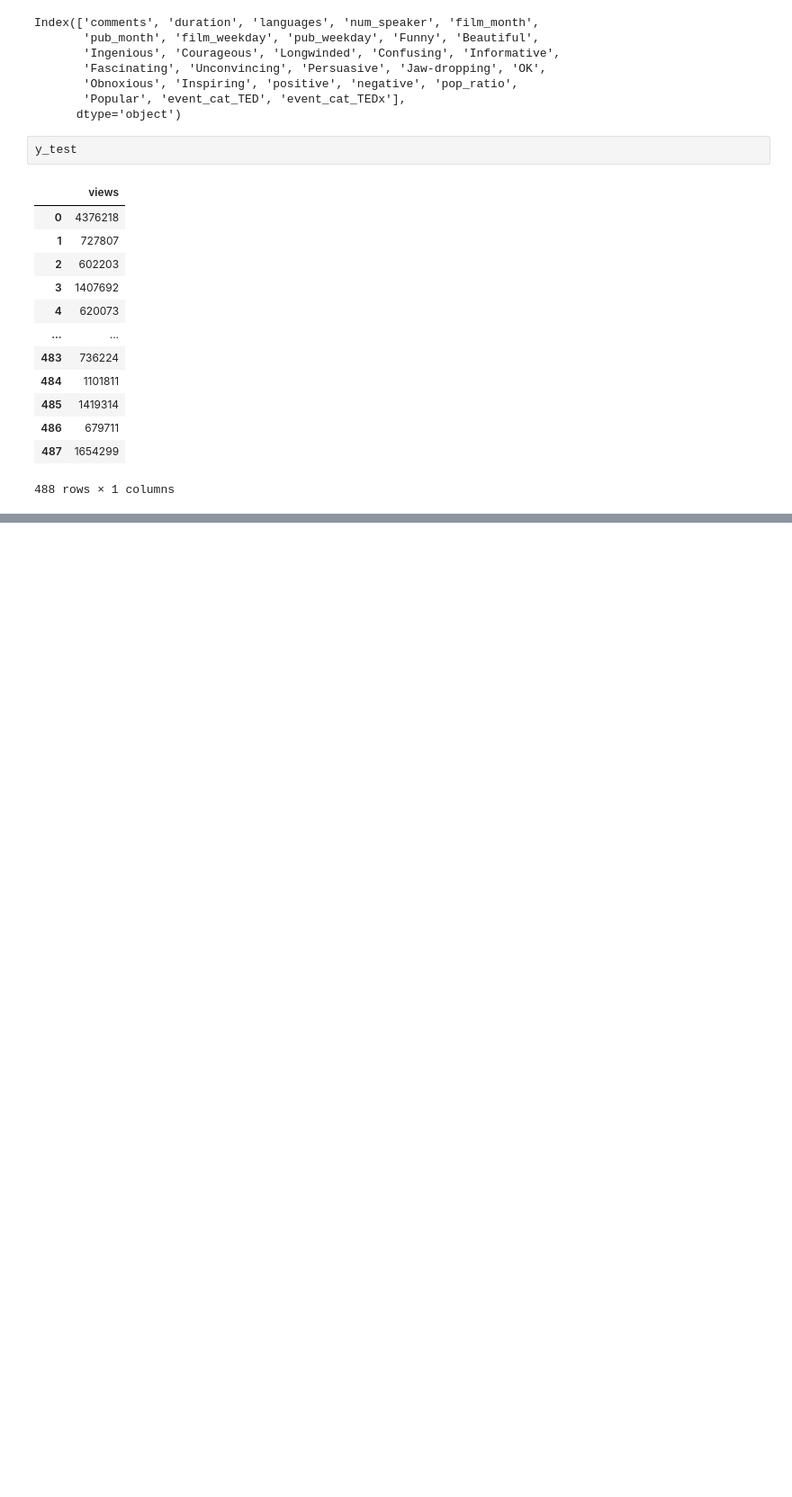
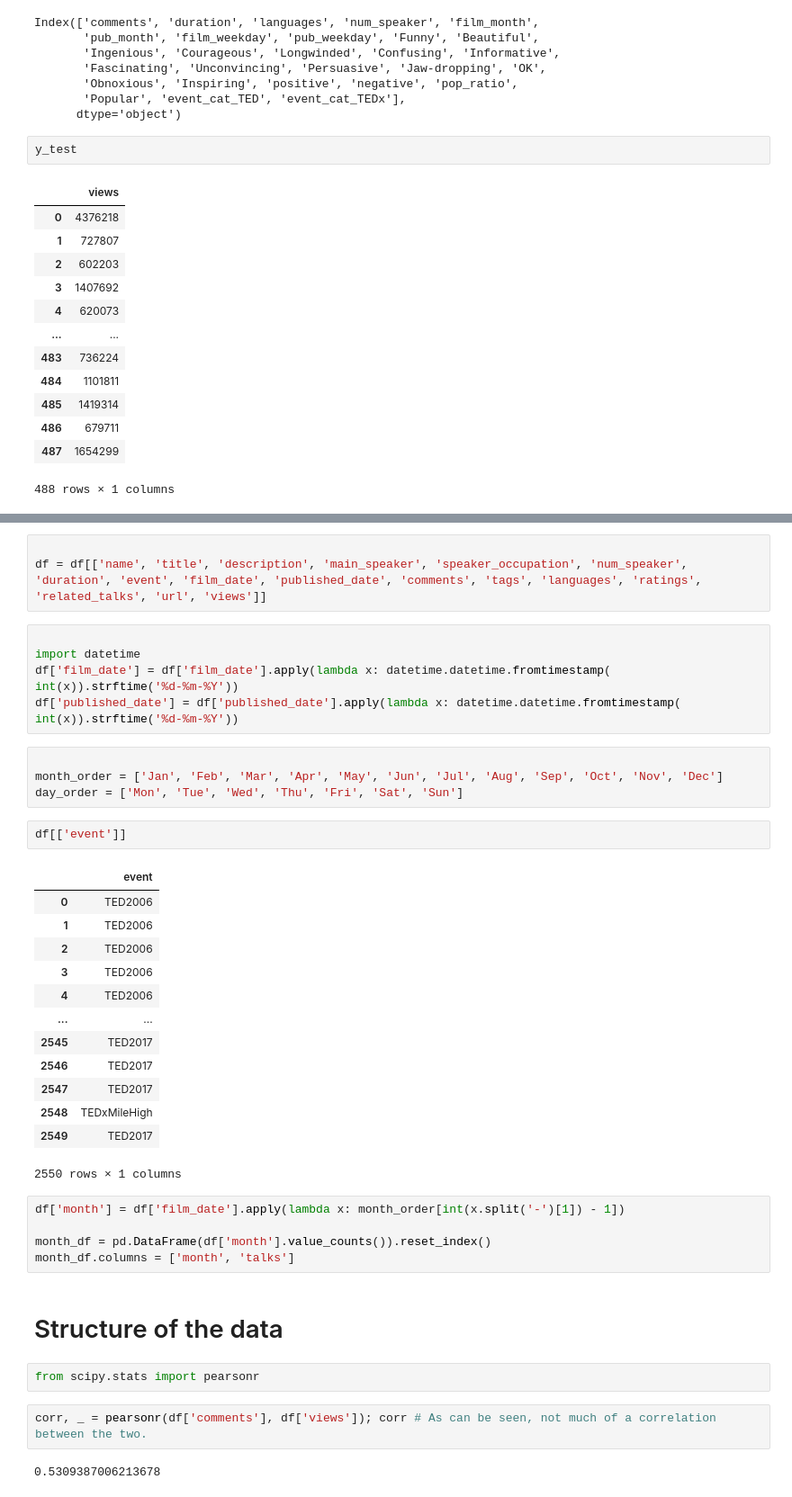
Before and after one commit to FaizanKhalidMohsin/DeepLearningResearch_EffectofHiddenLayers, a Jupyter notebook: mnn/5_Faizan_TedTalk_mdnn.ipynb, the cells around one changed output, grey strips where cells are left out. Shown: that part at 90% size. Cells and saved outputs as stored; diff of their text form; blank space fills up the shorter version.

```diff
--- a/mnn/5_Faizan_TedTalk_mdnn.ipynb
+++ b/mnn/5_Faizan_TedTalk_mdnn.ipynb
@@ -88,0 +230,41 @@ We need to create dummy variables for the variables that should be categorical v
+# %%
+
+df = df[['name', 'title', 'description', 'main_speaker', 'speaker_occupation', 'num_speaker', 'duration', 'event', 'film_date', 'published_date', 'comments', 'tags', 'languages', 'ratings', 'related_talks', 'url', 'views']]
+# %%
+
+import datetime
+df['film_date'] = df['film_date'].apply(lambda x: datetime.datetime.fromtimestamp( int(x)).strftime('%d-%m-%Y'))
+df['published_date'] = df['published_date'].apply(lambda x: datetime.datetime.fromtimestamp( int(x)).strftime('%d-%m-%Y'))
+# %%
+
+month_order = ['Jan', 'Feb', 'Mar', 'Apr', 'May', 'Jun', 'Jul', 'Aug', 'Sep', 'Oct', 'Nov', 'Dec']
+day_order = ['Mon', 'Tue', 'Wed', 'Thu', 'Fri', 'Sat', 'Sun']
+# %%
+df[['event']]
+# %% [output]
+|  | event |
+| 0 | TED2006 |
+| 1 | TED2006 |
+| 2 | TED2006 |
+| 3 | TED2006 |
+| 4 | TED2006 |
+| ... | ... |
+| 2545 | TED2017 |
+| 2546 | TED2017 |
+| 2547 | TED2017 |
+| 2548 | TEDxMileHigh |
+| 2549 | TED2017 |
+2550 rows × 1 columns
+# %%
+df['month'] = df['film_date'].apply(lambda x: month_order[int(x.split('-')[1]) - 1])
+
+month_df = pd.DataFrame(df['month'].value_counts()).reset_index()
+month_df.columns = ['month', 'talks']
+# %% [markdown]
+# Structure of the data
+# %%
+from scipy.stats import pearsonr
+# %%
+corr, _ = pearsonr(df['comments'], df['views']); corr # As can be seen, not much of a correlation between the two.
+# %% [output]
+0.5309387006213678
```
Also changed, not shown: parts of 32 cells of this notebook, 6 other files.
